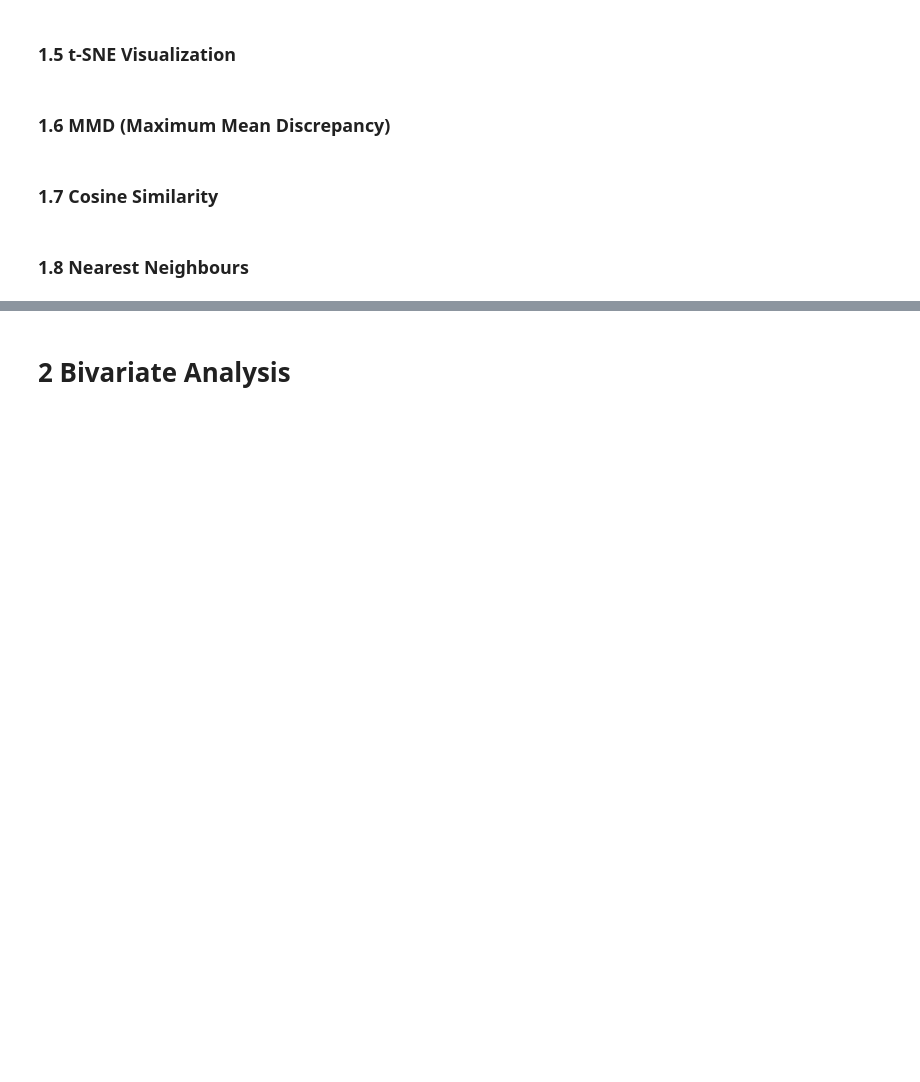
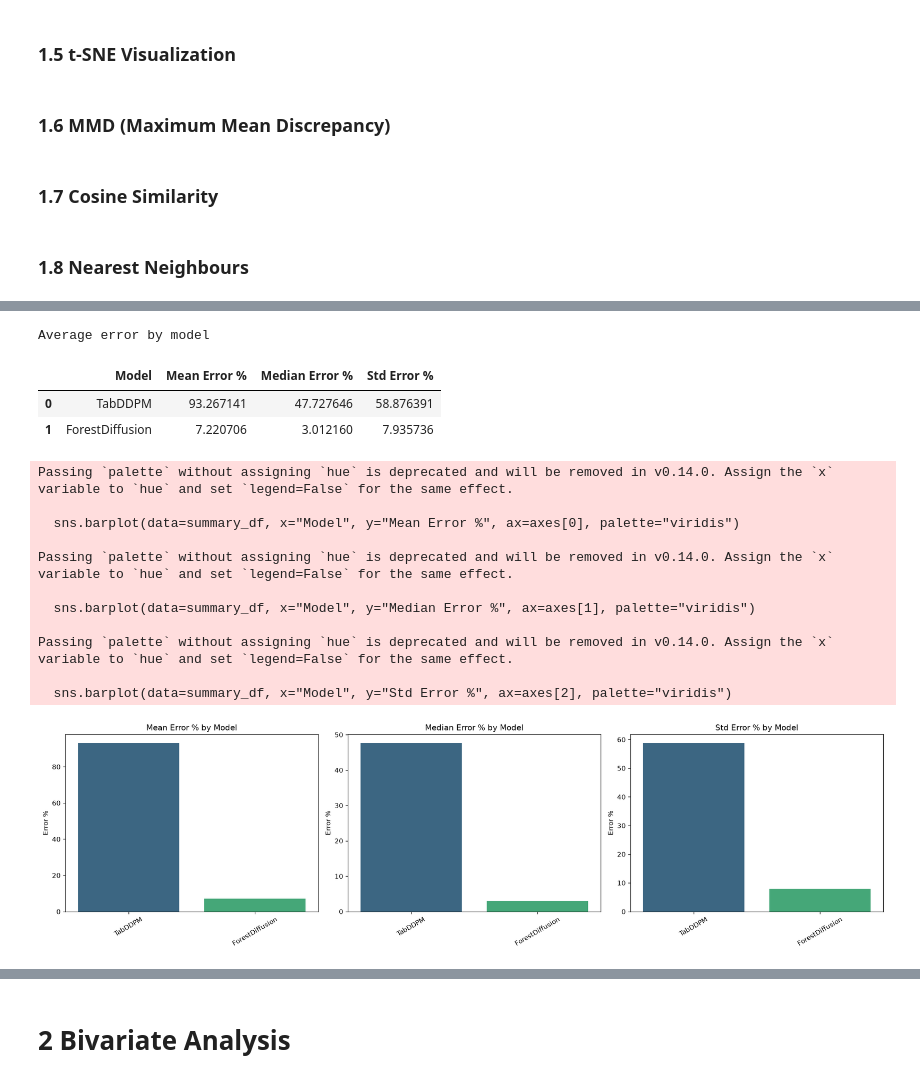
Before and after one commit to gopibattineni/SYNTH_BENCHMARK, a Jupyter notebook: Diffusion GANs/7_CDC_diabetes_diffusion.ipynb, the cells around one changed output, grey strips where cells are left out. Drawn from its saved outputs; the diff is of its cells as text; code cells hidden in the pictures; blank space fills up the shorter version.

```diff
--- a/Diffusion GANs/7_CDC_diabetes_diffusion.ipynb
+++ b/Diffusion GANs/7_CDC_diabetes_diffusion.ipynb
@@ -64,6 +73,11 @@ data = pd.concat([X, y], axis=1)
 
 # Target column is "Diabetes_binary"
 target_col = "Diabetes_binary"
+
+# Diabetes_binary is a binary classification target (0/1)
+data[target_col] = pd.to_numeric(data[target_col], errors="coerce")
+data = data.dropna(subset=[target_col])
+data[target_col] = data[target_col].round().astype(int)
 
 # Take only 1000 real samples (dataset is huge, no missing values)
 n_samples = 1000
@@ -484,7 +625,7 @@ import pandas as pd
 import matplotlib.pyplot as plt
 
 model_order = ["TabDDPM", "ForestDiffusion"]
-target_col = "quality"
+target_col = "Diabetes_binary"
 
 # remove target from real data
 X_real = data.drop(columns=[target_col], errors="ignore")
@@ -561,7 +702,7 @@ def compute_mmd(x, y, sigma=1.0):
     return k_xx + k_yy - 2 * k_xy
 
 model_order = ["TabDDPM", "ForestDiffusion"]
-target_col = "quality"
+target_col = "Diabetes_binary"
 
 # Real features (exclude target)
 real_features = data.drop(columns=[target_col], errors="ignore")
@@ -601,7 +742,7 @@ import pandas as pd
 import numpy as np
 
 model_order = ["TabDDPM", "ForestDiffusion"]
-target_col = "quality"
+target_col = "Diabetes_binary"
 
 real_features = data.drop(columns=[target_col], errors="ignore")
 similarity_results = []
@@ -706,7 +862,13 @@ import seaborn as sns
 
 model_order = ["TabDDPM", "ForestDiffusion"]
 
-target_col = "quality" # Target column: Diabetes_binary
+def _coerce_numeric_features(df, cols):
+    out = df[cols].copy()
+    for col in cols:
+        out[col] = pd.to_numeric(out[col], errors="coerce")
+    return out
+
+target_col = "Diabetes_binary" # Target column: Diabetes_binary
 real_df = data.copy()
 num_cols = real_df.select_dtypes(include=[np.number]).columns.tolist()
 if target_col in num_cols:
@@ -721,11 +883,13 @@ for model_name in model_order:
 
     synth_df = synth_df[_common]
 
-    real_means = real_df[num_cols].mean()
-    synth_means = synth_df[num_cols].mean()
+    real_num = _coerce_numeric_features(real_df, num_cols)
+    synth_num = _coerce_numeric_features(synth_df, num_cols)
+    real_means = real_num.mean()
+    synth_means = synth_num.mean()
 
-    real_stds = real_df[num_cols].std(ddof=1)
-    synth_stds = synth_df[num_cols].std(ddof=1)
+    real_stds = real_num.std(ddof=1)
+    synth_stds = synth_num.std(ddof=1)
 
     mean_error_pct = (np.abs(synth_means - real_means) / real_means.replace(0, np.nan).abs()) * 100
     std_error_pct = (np.abs(synth_stds - real_stds) / real_stds.replace(0, np.nan).abs()) * 100
@@ -744,33 +908,50 @@ for model_name in model_order:
     }
 
     summary_rows.append(model_summary)
     feature_error_by_model[model_name] = feature_error_df
 
 summary_df = pd.DataFrame(summary_rows).set_index("Model").loc[model_order].reset_index()
 
 print("Average error by model")
 display(summary_df)
 
 fig, axes = plt.subplots(1, 3, figsize=(18, 5), dpi=120)
 
 sns.barplot(data=summary_df, x="Model", y="Mean Error %", ax=axes[0], palette="viridis")
 axes[0].set_title("Mean Error % by Model")
 axes[0].tick_params(axis="x", rotation=30)
 
 sns.barplot(data=summary_df, x="Model", y="Median Error %", ax=axes[1], palette="viridis")
 axes[1].set_title("Median Error % by Model")
 axes[1].tick_params(axis="x", rotation=30)
 
 sns.barplot(data=summary_df, x="Model", y="Std Error %", ax=axes[2], palette="viridis")
 axes[2].set_title("Std Error % by Model")
 axes[2].tick_params(axis="x", rotation=30)
 
 for ax in axes:
     ax.set_xlabel("")
     ax.set_ylabel("Error %")
 
 plt.tight_layout()
 plt.show()
+# %% [output]
+Average error by model
+|  | Model | Mean Error % | Median Error % | Std Error % |
+| 0 | TabDDPM | 93.267141 | 47.727646 | 58.876391 |
+| 1 | ForestDiffusion | 7.220706 | 3.012160 | 7.935736 |
+Passing `palette` without assigning `hue` is deprecated and will be removed in v0.14.0. Assign the `x` variable to `hue` and set `legend=False` for the same effect.
+
+  sns.barplot(data=summary_df, x="Model", y="Mean Error %", ax=axes[0], palette="viridis")
+
+Passing `palette` without assigning `hue` is deprecated and will be removed in v0.14.0. Assign the `x` variable to `hue` and set `legend=False` for the same effect.
+
+  sns.barplot(data=summary_df, x="Model", y="Median Error %", ax=axes[1], palette="viridis")
+
+Passing `palette` without assigning `hue` is deprecated and will be removed in v0.14.0. Assign the `x` variable to `hue` and set `legend=False` for the same effect.
+
+  sns.barplot(data=summary_df, x="Model", y="Std Error %", ax=axes[2], palette="viridis")
+[figure, added]
 # %%
 import matplotlib.pyplot as plt
 import seaborn as sns
```
Also changed, not shown: parts of 38 cells of this notebook, 8 other files.
